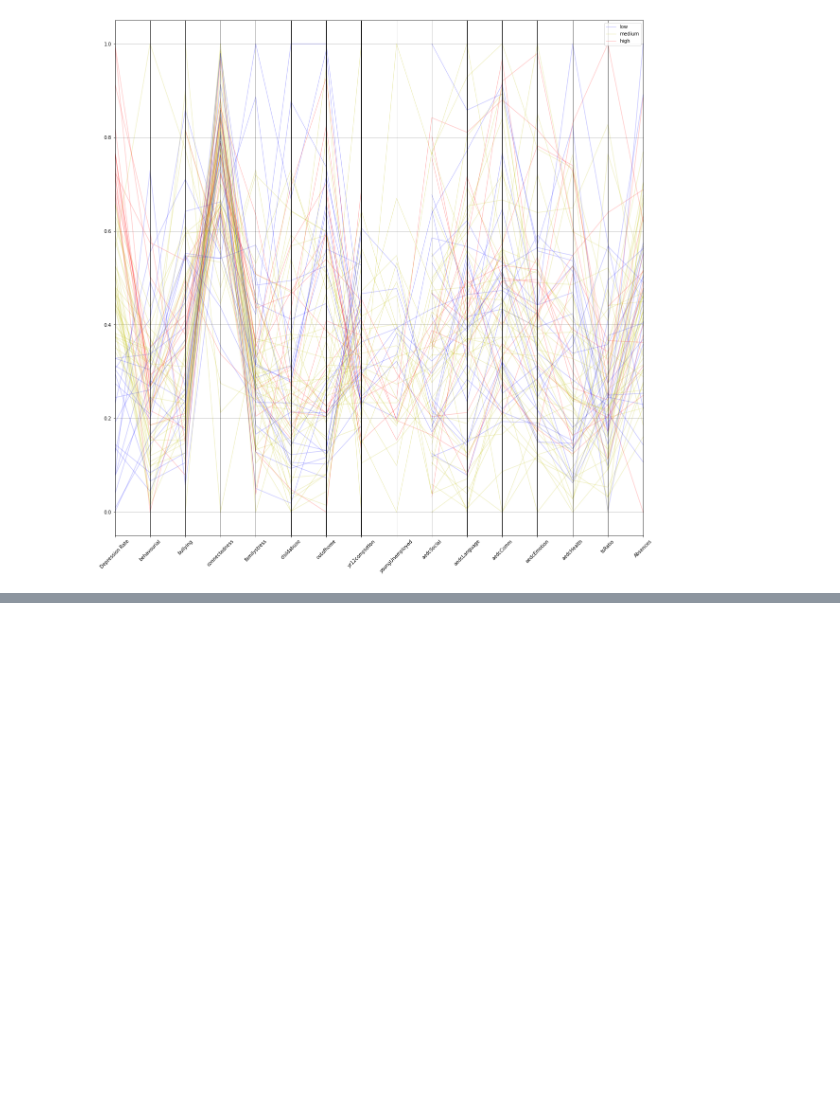
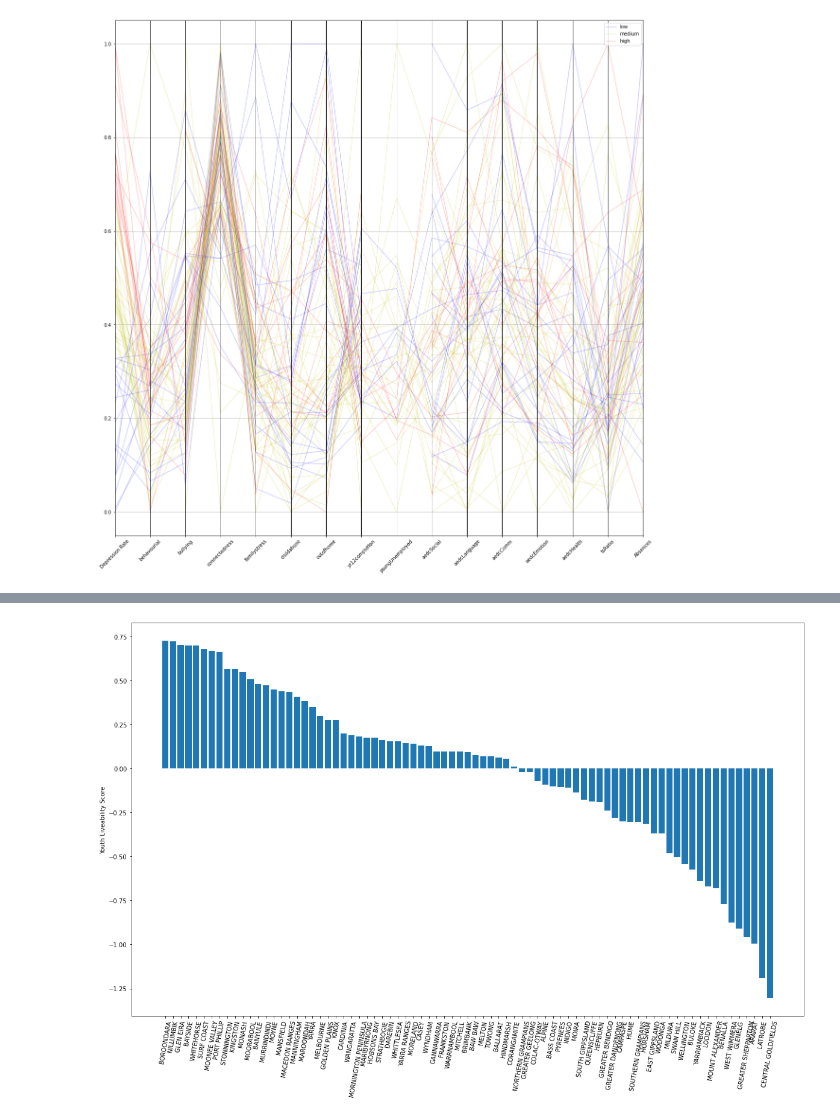
Before and after one commit to owowouwu/Youth-DS-Project, a Jupyter notebook: analysis2.ipynb, the cells around one changed output, grey strips where cells are left out. Saved outputs shown, nothing was run; the diff lists cells and outputs as text; code cells hidden in the pictures; blank space fills up the shorter version.

```diff
--- a/analysis2.ipynb
+++ b/analysis2.ipynb
@@ -259,0 +236,8 @@ max(rankDf)
+# %%
+# higher is better
+asec = ['yr12completion, connectedness']
+# lower is better
+desc = zScores.columns.difference(asec)
+
+# for the features for which the lower the score, the better, we append a negative
+zScores[desc] = -zScores[desc]
@@ -259,0 +261,5 @@ max(rankDf)
+# %%
+# not relevant
+zScores = zScores.drop('tsRatio', axis=1)
+# %%
+zScores = zScores.fillna(0)
@@ -259,0 +283,2 @@ max(rankDf)
+# %%
+zScores['overallZ'] = zScores.mean(axis=1)
@@ -259,0 +302,9 @@ max(rankDf)
+# %%
+plt.figure(figsize=(20,12))
+zScores = zScores.sort_values(by = 'overallZ', ascending=False)
+plt.bar(zScores.index, zScores['overallZ'])
+plt.xticks(np.arange(len(zScores.index)), zScores.index, rotation = 80)
+plt.ylabel("Youth Liveability Score")
+plt.show()
+# %% [output]
+[figure, added]
```
Also changed, not shown: parts of 15 cells of this notebook, 6 other files.
